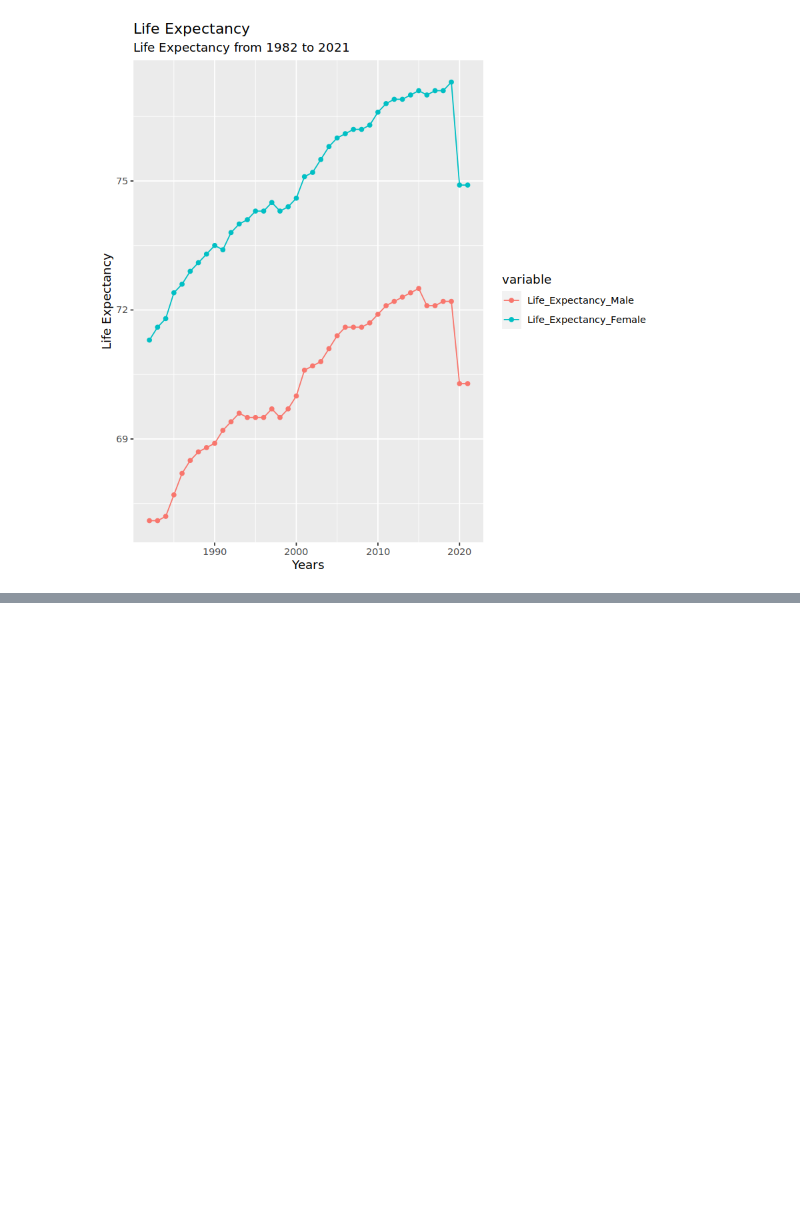
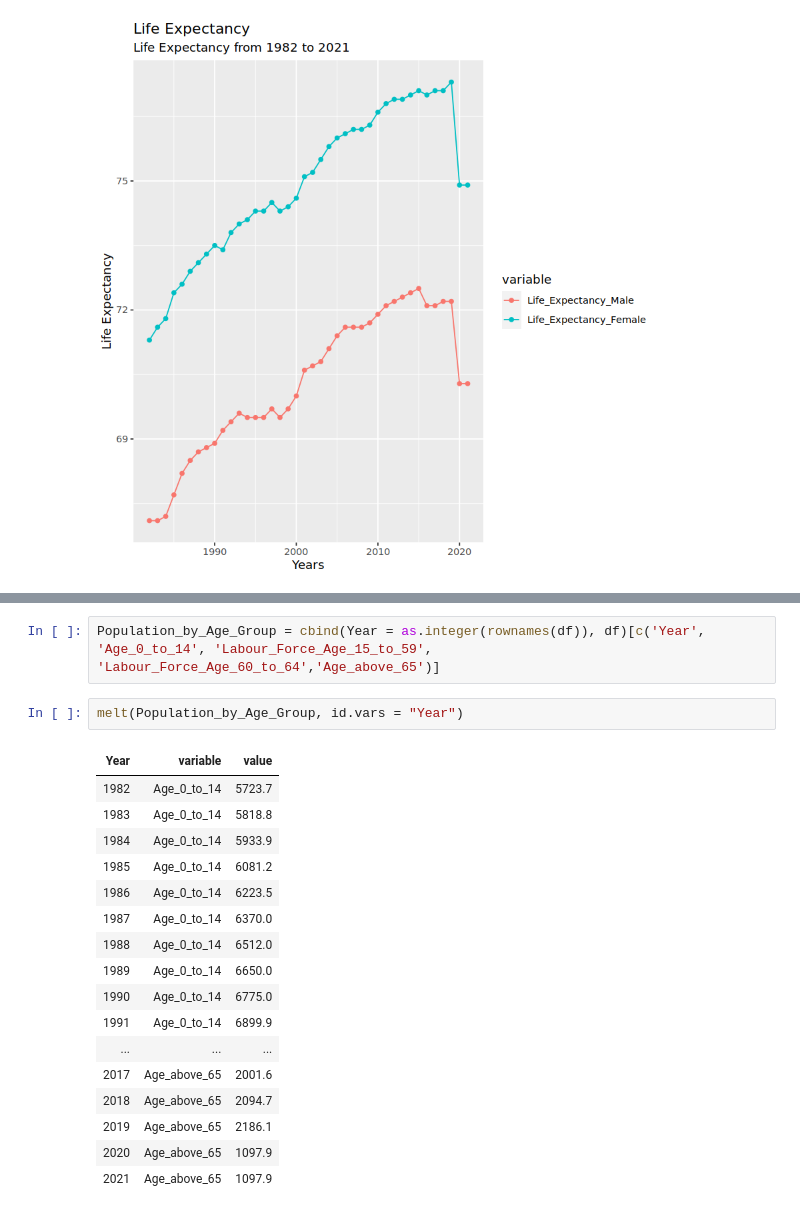
Before and after one commit to dannymirxa/Employement_and_Unemployment_Project, a Jupyter notebook: EDA.ipynb, the cells around one changed output, grey strips where cells are left out. Drawn from its saved outputs; the diff is of its cells as text; blank space fills up the shorter version.

```diff
--- a/EDA.ipynb
+++ b/EDA.ipynb
@@ -424,0 +480,22 @@ ggplot(data = melt(data = cbind(Year = as.integer(rownames(df)), df) %>% select(
+# %%
+Population_by_Age_Group = cbind(Year = as.integer(rownames(df)), df)[c('Year', 'Age_0_to_14', 'Labour_Force_Age_15_to_59', 'Labour_Force_Age_60_to_64','Age_above_65')]
+# %%
+melt(Population_by_Age_Group, id.vars = "Year")
+# %% [output]
+| Year | variable | value |
+| 1982 | Age_0_to_14 | 5723.7 |
+| 1983 | Age_0_to_14 | 5818.8 |
+| 1984 | Age_0_to_14 | 5933.9 |
+| 1985 | Age_0_to_14 | 6081.2 |
+| 1986 | Age_0_to_14 | 6223.5 |
+| 1987 | Age_0_to_14 | 6370.0 |
+| 1988 | Age_0_to_14 | 6512.0 |
+| 1989 | Age_0_to_14 | 6650.0 |
+| 1990 | Age_0_to_14 | 6775.0 |
+| 1991 | Age_0_to_14 | 6899.9 |
+| ... | ... | ... |
+| 2017 | Age_above_65 | 2001.6 |
+| 2018 | Age_above_65 | 2094.7 |
+| 2019 | Age_above_65 | 2186.1 |
+| 2020 | Age_above_65 | 1097.9 |
+| 2021 | Age_above_65 | 1097.9 |
```
Also changed, not shown: parts of 6 cells of this notebook.
